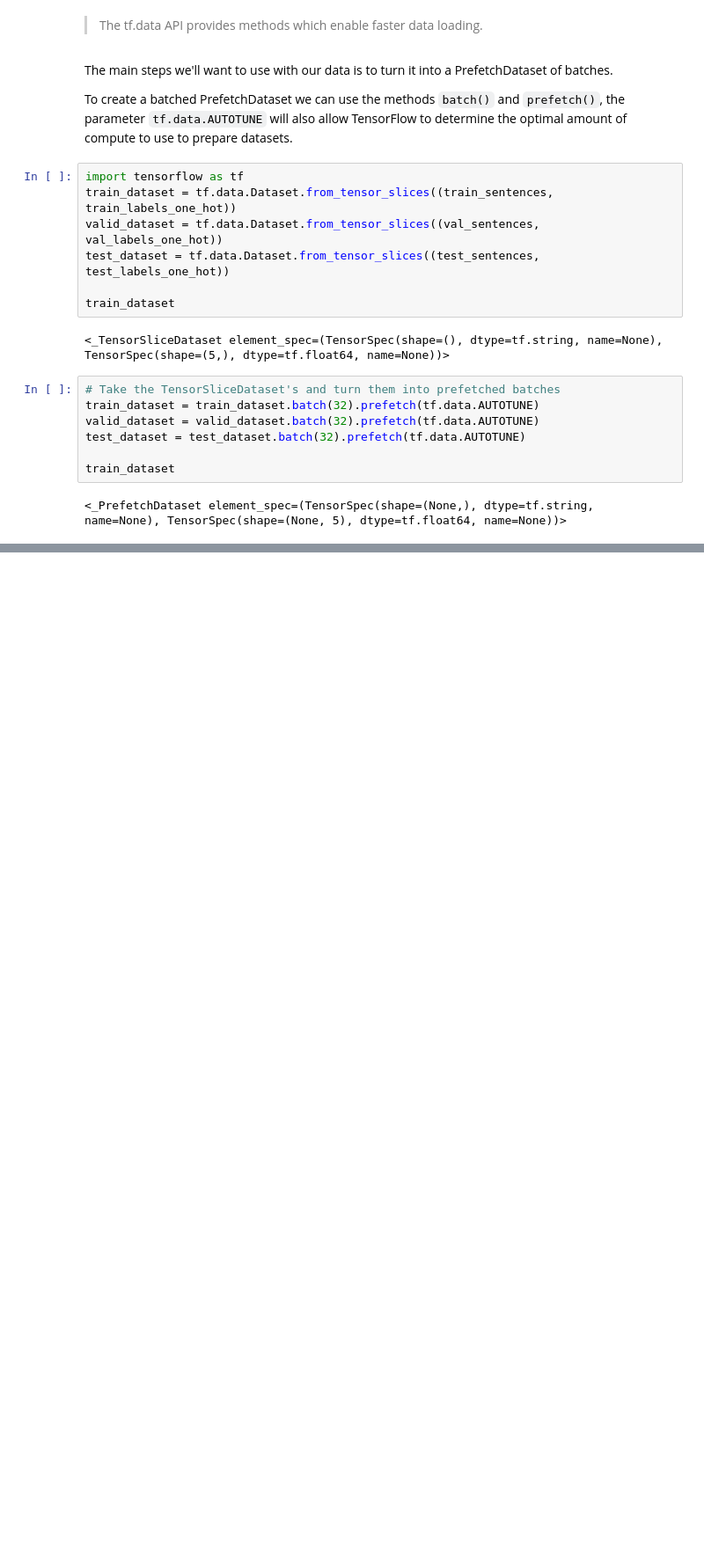
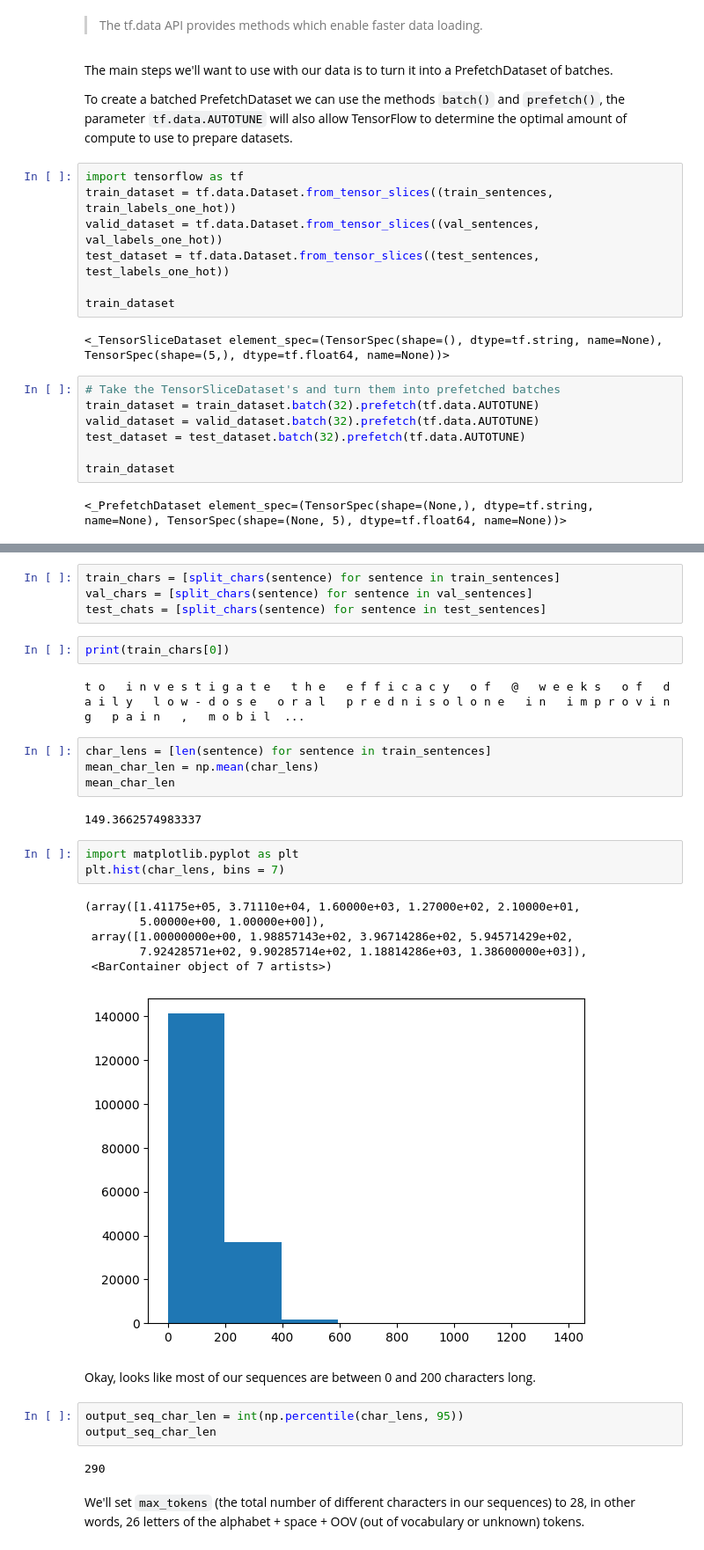
Before and after one commit to yashfirkedata/NLP-Replicating-PubMed-200k-RCT-Paper, a Jupyter notebook: NLP_Replicating_PubMed_200k_RCT_Paper.ipynb, the cells around one changed output, grey strips where cells are left out. Shown: that part at 88% size. Drawn from its saved outputs; the diff is of its cells as text; blank space fills up the shorter version.

```diff
--- a/NLP_Replicating_PubMed_200k_RCT_Paper.ipynb
+++ b/NLP_Replicating_PubMed_200k_RCT_Paper.ipynb
@@ -546,0 +811,33 @@ train_dataset
+# %%
+train_chars = [split_chars(sentence) for sentence in train_sentences]
+val_chars = [split_chars(sentence) for sentence in val_sentences]
+test_chats = [split_chars(sentence) for sentence in test_sentences]
+# %%
+print(train_chars[0])
+# %% [output]
+t o   i n v e s t i g a t e   t h e   e f f i c a c y   o f   @   w e e k s   o f   d a i l y   l o w - d o s e   o r a l   p r e d n i s o l o n e   i n   i m p r o v i n g   p a i n   ,   m o b i l  ...
+# %%
+char_lens = [len(sentence) for sentence in train_sentences]
+mean_char_len = np.mean(char_lens)
+mean_char_len
+# %% [output]
+149.3662574983337
+# %%
+import matplotlib.pyplot as plt
+plt.hist(char_lens, bins = 7)
+# %% [output]
+(array([1.41175e+05, 3.71110e+04, 1.60000e+03, 1.27000e+02, 2.10000e+01,
+        5.00000e+00, 1.00000e+00]),
+ array([1.00000000e+00, 1.98857143e+02, 3.96714286e+02, 5.94571429e+02,
+        7.92428571e+02, 9.90285714e+02, 1.18814286e+03, 1.38600000e+03]),
+ <BarContainer object of 7 artists>)
+[figure, added]
+# %% [markdown]
+Okay, looks like most of our sequences are between 0 and 200 characters long.
+# %%
+output_seq_char_len = int(np.percentile(char_lens, 95))
+output_seq_char_len
+# %% [output]
+290
+# %% [markdown]
+We'll set `max_tokens` (the total number of different characters in our sequences) to 28, in other words, 26 letters of the alphabet + space + OOV (out of vocabulary or unknown) tokens.
```
Also changed, not shown: parts of 69 cells of this notebook.
